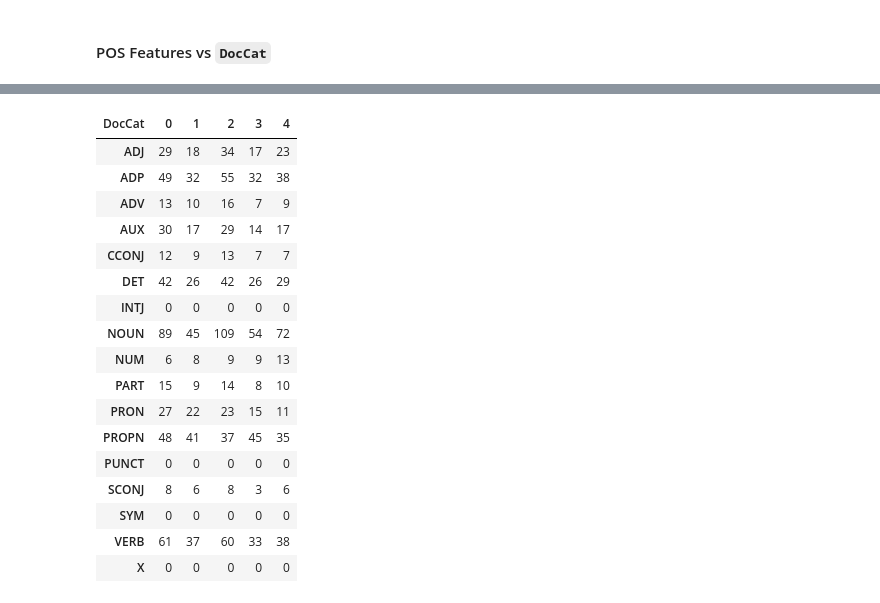
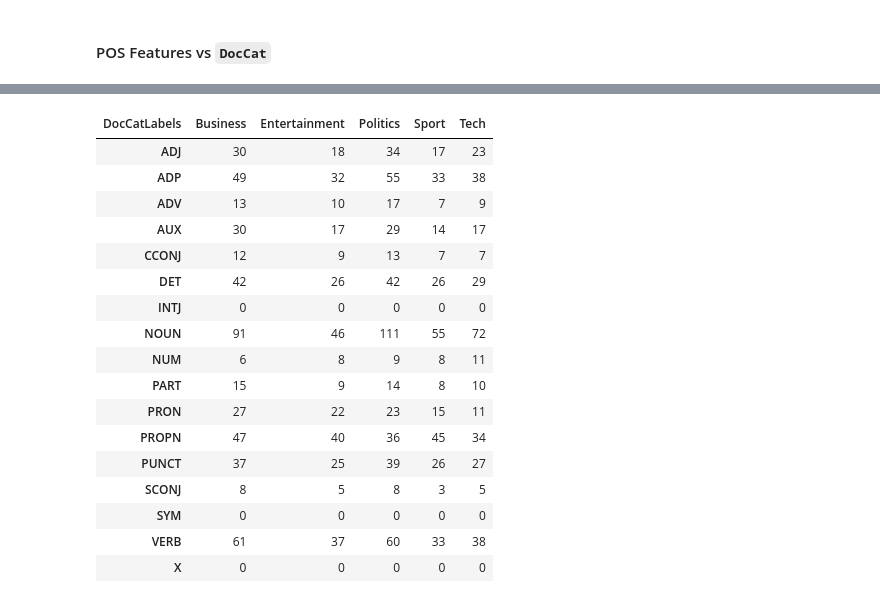
Before and after one commit to diaconumadalina/BBC-Text-classification, a Jupyter notebook: bbc-text-classification-1-text-preprocessing.ipynb, the cells around one changed output, grey strips where cells are left out. Drawn from its saved outputs; the diff is of its cells as text; code cells hidden in the pictures.

```diff
--- a/bbc-text-classification-1-text-preprocessing.ipynb
+++ b/bbc-text-classification-1-text-preprocessing.ipynb
@@ -500,8 +500,8 @@ def preprocess_v2(text):
     # Normalize Unicode characters
     normalized_text = unicodedata.normalize('NFKD', text)
 
-    # Remove special characters except for alphanumeric and spaces
-    cleaned_text = re.sub(r"[^a-zA-Z0-9\s]", " ", normalized_text)
+    # Remove special characters except for alphanumeric, spaces, and specified punctuation
+    cleaned_text = re.sub(r"([^a-z0-9\s])\1+", " ", normalized_text)
 
     # Compress consecutive spaces into a single space
     cleaned_text = re.sub(r"\s+", " ", cleaned_text).strip()
@@ -648,14 +621,13 @@ def decontract_text(doc, patterns):
 
     return doc
 
-def lemmatize_and_filter(doc, rm_stp=True, rm_pun=True):
+def lemmatize_and_filter(doc, rm_stp=False, rm_pun=False):
     lemmas = [
     tkn.lemma_.strip().lower()  # Get the lemmatized form of the token, remove leading/trailing whitespaces, and convert to lowercase
     for tkn in doc  # Iterate over each token in the processed document
     if not (rm_stp and tkn.is_stop)  # If remove stop words is True and the token is a stop word, skip the token
-    and not (rm_pun and tkn.is_punct)  # If remove punctuation is True and the token is punctuation, skip the token
+    and (not rm_pun or not tkn.is_punct)  # If remove punctuation is True and the token is punctuation, skip the token
 ]
-
     return " ".join(lemmas)
 
 def capture_pos_count(doc, Id=None):
@@ -671,7 +643,7 @@ def capture_pos_count(doc, Id=None):
     return pos_count
 
 
-def process_language(Id, text, rm_stp=True, rm_pun=True, decontraction_patterns=None):
+def process_language(Id, text, rm_stp=False, rm_pun=False, decontraction_patterns=None):
     """
     Function to process language by
         1. Removing stop-words and punctuation marks.
@@ -710,7 +682,7 @@ texts = [
 
 for text in texts:
     # `process_language()` with spell-check enabled and stop-words retained.
-    lmtzd_txt, pos_count = process_language(None, text, rm_stp=False, rm_pun=True)
+    lmtzd_txt, pos_count = process_language(None, text, rm_stp=False, rm_pun=False)
 
     print("Original:\n", text)
     print("\nLemmatized text:\n", lmtzd_txt)
@@ -846,3 +852,22 @@ Articles within the categories of politics and technology tend to have longer le
 ### 6.4 Bivariate Analysis.
 # %% [markdown]
 #### POS Features vs `DocCat`
+# %%
+# Convert datatype of all POC features.
+pos_keys = final_df.columns.tolist()[3:20]
+# Add a new column to final_df with the corresponding class labels
+final_df['DocCatLabels'] = final_df['DocCat'].map(class_label_mapping)
+
+
+plt.figure(figsize=(10, 8))
+sns.heatmap(
+    final_df.pivot_table(index="DocCatLabels", values=pos_keys, aggfunc="median").fillna(0).astype("int64").T,
+    annot=True,
+    cmap="BuPu",
+    fmt=".0f"
+)
+
+plt.title("Median usage of POS for each document type")
+plt.xlabel("Document Type")
+plt.ylabel("POS")
+plt.show()
@@ -849,21 +876,21 @@ Articles within the categories of politics and technology tend to have longer le
 # %%
-final_df.pivot_table(index="DocCat", values=pos_keys, aggfunc="median").fillna(0).astype("int64").T
+final_df.pivot_table(index="DocCatLabels", values=pos_keys, aggfunc="median").fillna(0).astype("int64").T
 # %% [output]
-| DocCat | 0 | 1 | 2 | 3 | 4 |
-| ADJ | 29 | 18 | 34 | 17 | 23 |
-| ADP | 49 | 32 | 55 | 32 | 38 |
-| ADV | 13 | 10 | 16 | 7 | 9 |
+| DocCatLabels | Business | Entertainment | Politics | Sport | Tech |
+| ADJ | 30 | 18 | 34 | 17 | 23 |
+| ADP | 49 | 32 | 55 | 33 | 38 |
+| ADV | 13 | 10 | 17 | 7 | 9 |
 | AUX | 30 | 17 | 29 | 14 | 17 |
 | CCONJ | 12 | 9 | 13 | 7 | 7 |
 | DET | 42 | 26 | 42 | 26 | 29 |
 | INTJ | 0 | 0 | 0 | 0 | 0 |
-| NOUN | 89 | 45 | 109 | 54 | 72 |
-| NUM | 6 | 8 | 9 | 9 | 13 |
+| NOUN | 91 | 46 | 111 | 55 | 72 |
+| NUM | 6 | 8 | 9 | 8 | 11 |
 | PART | 15 | 9 | 14 | 8 | 10 |
 | PRON | 27 | 22 | 23 | 15 | 11 |
-| PROPN | 48 | 41 | 37 | 45 | 35 |
-| PUNCT | 0 | 0 | 0 | 0 | 0 |
-| SCONJ | 8 | 6 | 8 | 3 | 6 |
+| PROPN | 47 | 40 | 36 | 45 | 34 |
+| PUNCT | 37 | 25 | 39 | 26 | 27 |
+| SCONJ | 8 | 5 | 8 | 3 | 5 |
 | SYM | 0 | 0 | 0 | 0 | 0 |
 | VERB | 61 | 37 | 60 | 33 | 38 |
 | X | 0 | 0 | 0 | 0 | 0 |
```
Also changed, not shown: parts of 26 cells of this notebook.
